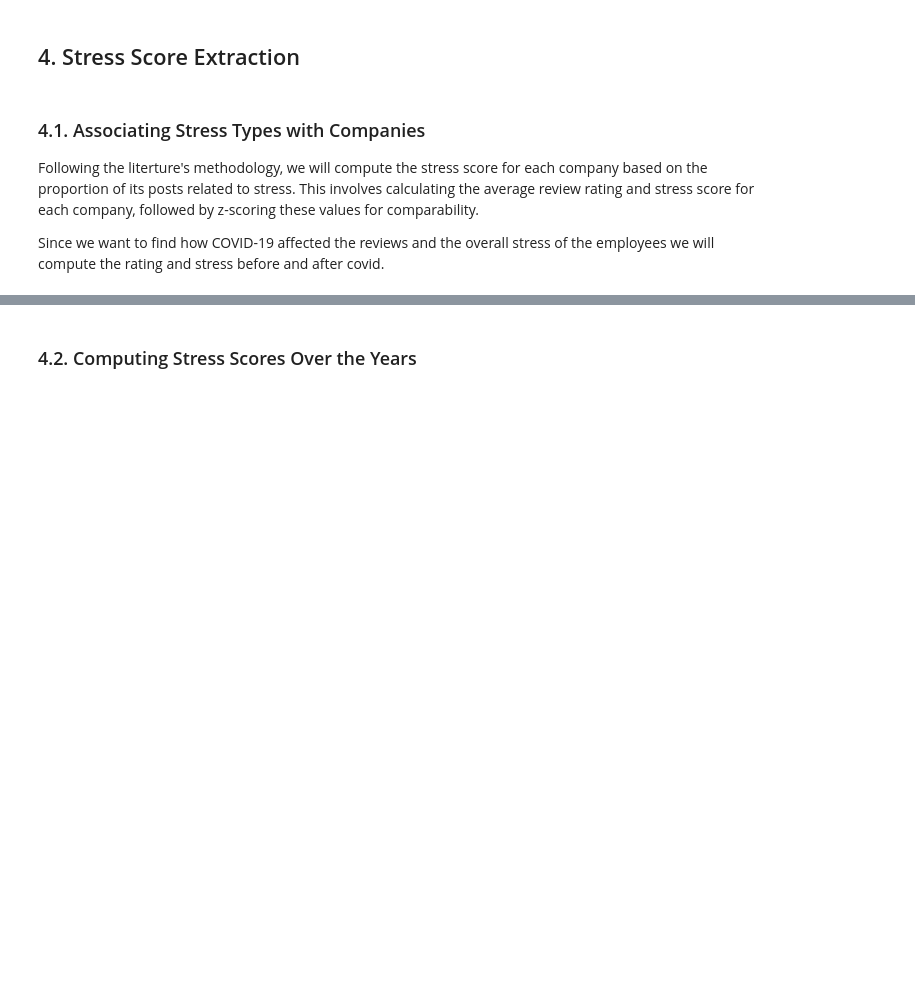
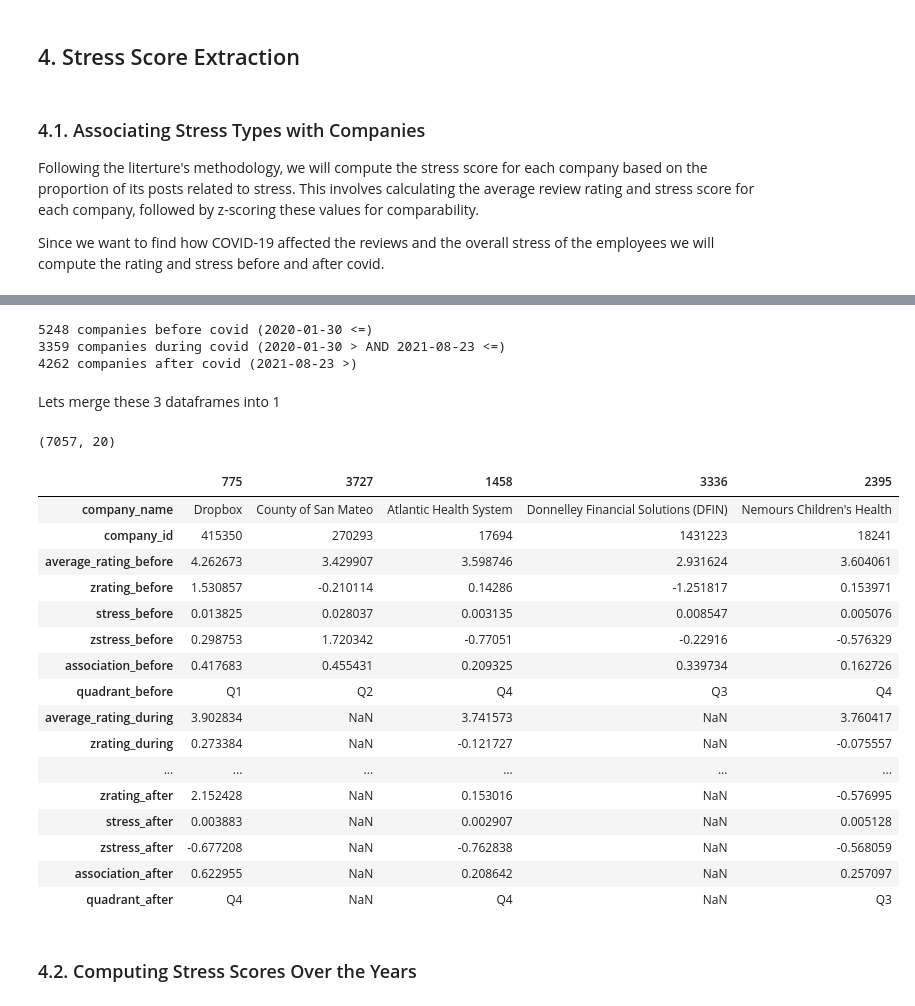
Before and after one commit to BigPoppas/Stress-and-Glassdoor-During-COVID, a Jupyter notebook: notebooks/stress-mention-review-analysis.ipynb, the cells around one changed output, grey strips where cells are left out. Drawn from its saved outputs; the diff is of its cells as text; code cells hidden in the pictures; blank space fills up the shorter version.

```diff
--- a/notebooks/stress-mention-review-analysis.ipynb
+++ b/notebooks/stress-mention-review-analysis.ipynb
@@ -303,0 +219,20 @@ results_during_covid["assocation"] = calculate_association(results_during_covid)
+# %%
+avg_rating_during = compute_average_rating_per_company(reviews_during)
+stress_during = compute_stress_score_per_company(reviews_during)
+
+results_during = pd.merge(left=avg_rating_during, right=stress_during, on="company_id")
+results_during = pd.merge(left=companies, right=results_during, left_on="_id", right_on="company_id")
+
+results_during["association"] = calculate_association(results_during)
+
+del results_during["_id"]
+# %%
+avg_rating_after = compute_average_rating_per_company(reviews_after)
+stress_after = compute_stress_score_per_company(reviews_after)
+
+results_after = pd.merge(left=avg_rating_after, right=stress_after, on="company_id")
+results_after = pd.merge(left=companies, right=results_after, left_on="_id", right_on="company_id")
+
+results_after["association"] = calculate_association(results_after)
+
+del results_after["_id"]
@@ -303,0 +306,56 @@ results_during_covid["assocation"] = calculate_association(results_during_covid)
+# %%
+print(results_before.shape[0], "companies before covid", f"({before_date} <=)")
+print(results_during.shape[0], "companies during covid", f"({before_date} > AND {after_date} <=)")
+print(results_after.shape[0], "companies after covid", f"({after_date} >)")
+# %% [output]
+5248 companies before covid (2020-01-30 <=)
+3359 companies during covid (2020-01-30 > AND 2021-08-23 <=)
+4262 companies after covid (2021-08-23 >)
+# %% [markdown]
+Lets merge these 3 dataframes into 1
+# %%
+# Add a suffix to the columns so we know which dataframe they come from
+temp_before = results_before.add_suffix("_before")
+temp_during = results_during.add_suffix("_during")
+temp_after = results_after.add_suffix("_after")
+
+# Reset the "company_id" column name so it can be used for merging
+temp_before.rename(columns={"company_id_before": "company_id"}, inplace=True)
+temp_during.rename(columns={"company_id_during": "company_id"}, inplace=True)
+temp_after.rename(columns={"company_id_after": "company_id"}, inplace=True)
+
+# Perform the first merge
+merged_df = pd.merge(temp_before, temp_during, on="company_id", how="outer")
+
+# Perform the second merge
+results_df = pd.merge(merged_df, temp_after, on="company_id", how="outer")
+# %%
+# Drop the redundant company name columns
+results_df.drop(columns=["company name_during", "company name_after"], inplace=True)
+
+# Rename the remaining company name column
+results_df.rename(columns={"company name_before": "company_name"}, inplace=True)
+# %%
+results_df.shape
+# %% [output]
+(7057, 20)
+# %%
+results_df.sample(5).T
+# %% [output]
+|  | 775 | 3727 | 1458 | 3336 | 2395 |
+| company_name | Dropbox | County of San Mateo | Atlantic Health System | Donnelley Financial Solutions (DFIN) | Nemours Children's Health |
+| company_id | 415350 | 270293 | 17694 | 1431223 | 18241 |
+| average_rating_before | 4.262673 | 3.429907 | 3.598746 | 2.931624 | 3.604061 |
+| zrating_before | 1.530857 | -0.210114 | 0.14286 | -1.251817 | 0.153971 |
+| stress_before | 0.013825 | 0.028037 | 0.003135 | 0.008547 | 0.005076 |
+| zstress_before | 0.298753 | 1.720342 | -0.77051 | -0.22916 | -0.576329 |
+| association_before | 0.417683 | 0.455431 | 0.209325 | 0.339734 | 0.162726 |
+| quadrant_before | Q1 | Q2 | Q4 | Q3 | Q4 |
+| average_rating_during | 3.902834 | NaN | 3.741573 | NaN | 3.760417 |
+| zrating_during | 0.273384 | NaN | -0.121727 | NaN | -0.075557 |
+| ... | ... | ... | ... | ... | ... |
+| zrating_after | 2.152428 | NaN | 0.153016 | NaN | -0.576995 |
+| stress_after | 0.003883 | NaN | 0.002907 | NaN | 0.005128 |
+| zstress_after | -0.677208 | NaN | -0.762838 | NaN | -0.568059 |
+| association_after | 0.622955 | NaN | 0.208642 | NaN | 0.257097 |
+| quadrant_after | Q4 | NaN | Q4 | NaN | Q3 |
```
Also changed, not shown: parts of 44 cells of this notebook.
